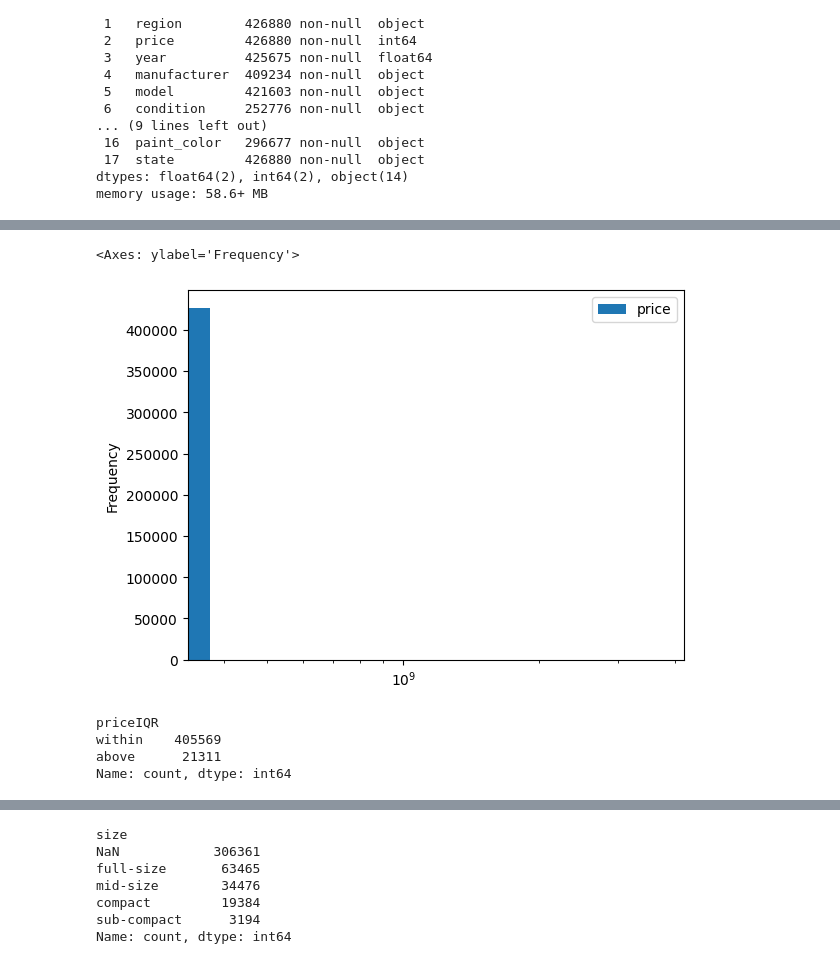
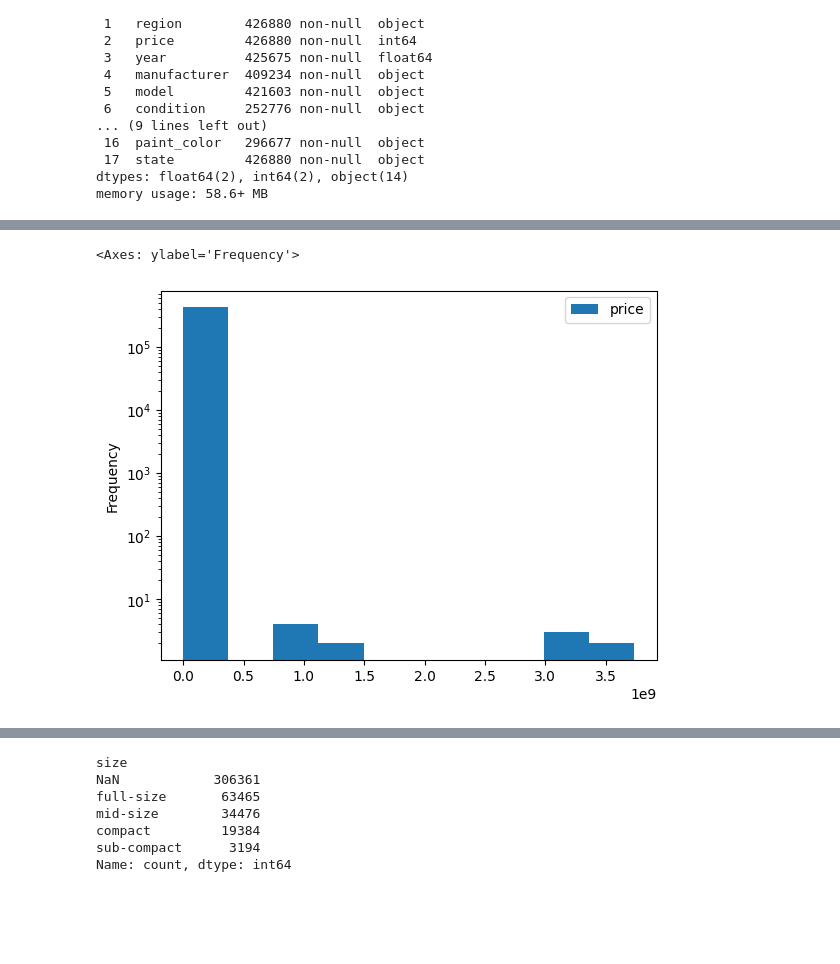
Before and after one commit to Raesu/pcmlai, a Jupyter notebook: Module 11/prompt_II.ipynb, the cells around one changed output, grey strips where cells are left out. Saved outputs shown, nothing was run; the diff lists cells and outputs as text; code cells hidden in the pictures; blank space fills up the shorter version.

```diff
--- a/Module 11/prompt_II.ipynb
+++ b/Module 11/prompt_II.ipynb
@@ -69,3 +69,7 @@ Data columns (total 18 columns):
  17  state         426880 non-null  object
 dtypes: float64(2), int64(2), object(14)
 memory usage: 58.6+ MB
+# %%
+# drop id and VIN since these have no impact on price
+df.plot(kind='scatter', x='id', y='price')
+df = df.drop(columns=['id','VIN'])
@@ -72,6 +78,7 @@ memory usage: 58.6+ MB
 # %%
-# First inspect distribution of price. Any outliers or strange trends?
-df[['price']].plot(kind='hist')
+# Inspect distribution of price. Any outliers or strange trends?
+# Use log scale to see the outliers around 3 and 1 e^9
+df[['price']].plot(kind='hist', logy=True)
 # %% [output]
 <Axes: ylabel='Frequency'>
-[figure, old version]
+[figure, new version]
@@ -85,7 +84,0 @@ df.loc[df['price'] > iqrs[1], 'priceIQR'] = 'above'
-# %%
-df['priceIQR'].value_counts()
-# %% [output]
-priceIQR
-within    405569
-above      21311
-Name: count, dtype: int64
```
Also changed, not shown: parts of 17 cells of this notebook.
